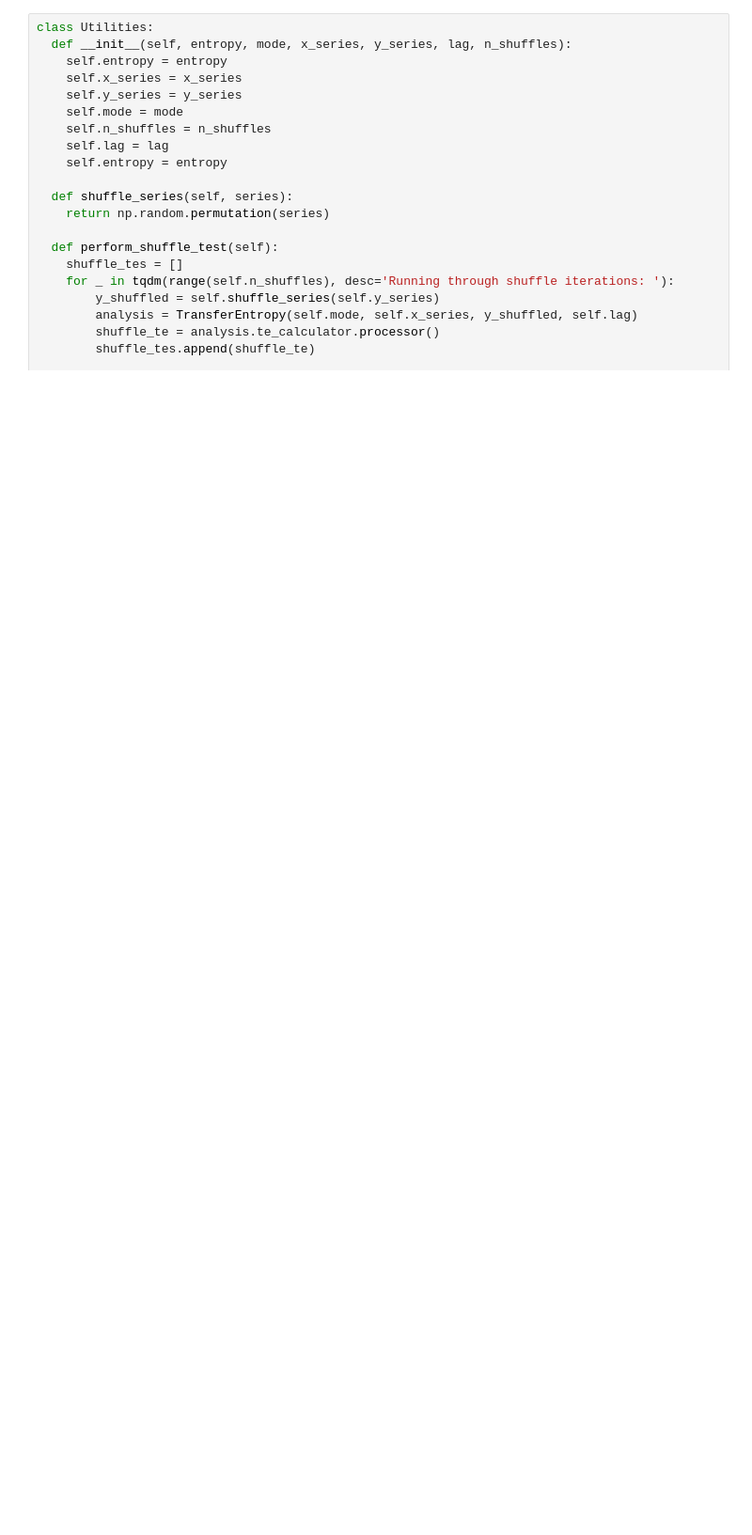
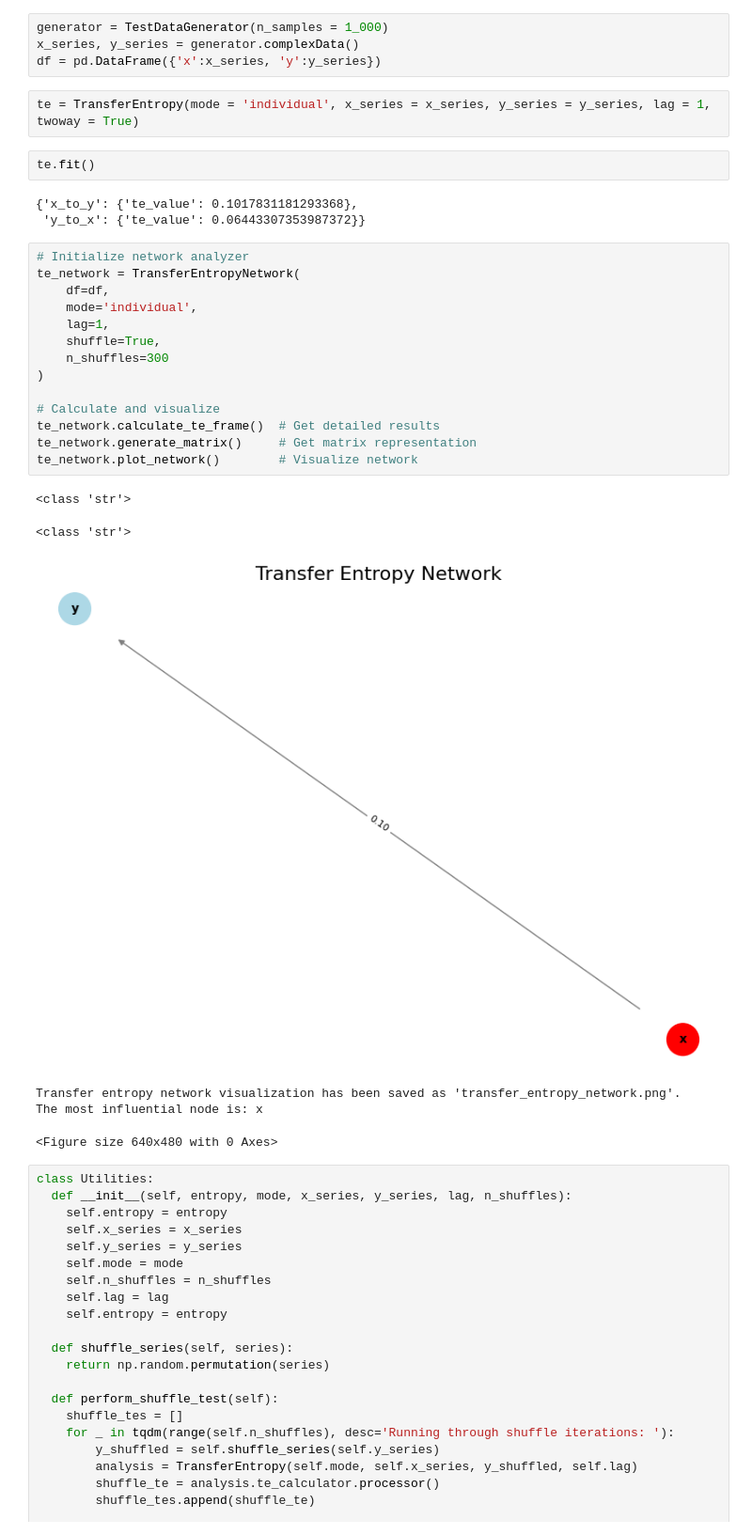
Before and after one commit to vladipako/Transfer_Entropy_Project, a Jupyter notebook: TE_Package.ipynb, the cells around one changed output. Shown at 94% size. Drawn from its saved outputs; the diff is of its cells as text; blank space fills up the shorter version.

```diff
--- a/TE_Package.ipynb
+++ b/TE_Package.ipynb
@@ -12,3 +529,35 @@ import matplotlib.pyplot as plt
+# %%
+generator = TestDataGenerator(n_samples = 1_000)
+x_series, y_series = generator.complexData()
+df = pd.DataFrame({'x':x_series, 'y':y_series})
+# %%
+te = TransferEntropy(mode = 'individual', x_series = x_series, y_series = y_series, lag = 1, twoway = True)
+# %%
+te.fit()
+# %% [output]
+{'x_to_y': {'te_value': 0.1017831181293368},
+ 'y_to_x': {'te_value': 0.06443307353987372}}
+# %%
+# Initialize network analyzer
+te_network = TransferEntropyNetwork(
+    df=df,
+    mode='individual',
+    lag=1,
+    shuffle=True,
+    n_shuffles=300
+)
+
+# Calculate and visualize
+te_network.calculate_te_frame()  # Get detailed results
+te_network.generate_matrix()     # Get matrix representation
+te_network.plot_network()        # Visualize network
+# %% [output]
+<class 'str'>
+<class 'str'>
+[figure, added]
+Transfer entropy network visualization has been saved as 'transfer_entropy_network.png'.
+The most influential node is: x
+<Figure size 640x480 with 0 Axes>
 # %%
 class Utilities:
   def __init__(self, entropy, mode, x_series, y_series, lag, n_shuffles):
```
Also changed, not shown: parts of 7 cells of this notebook.
